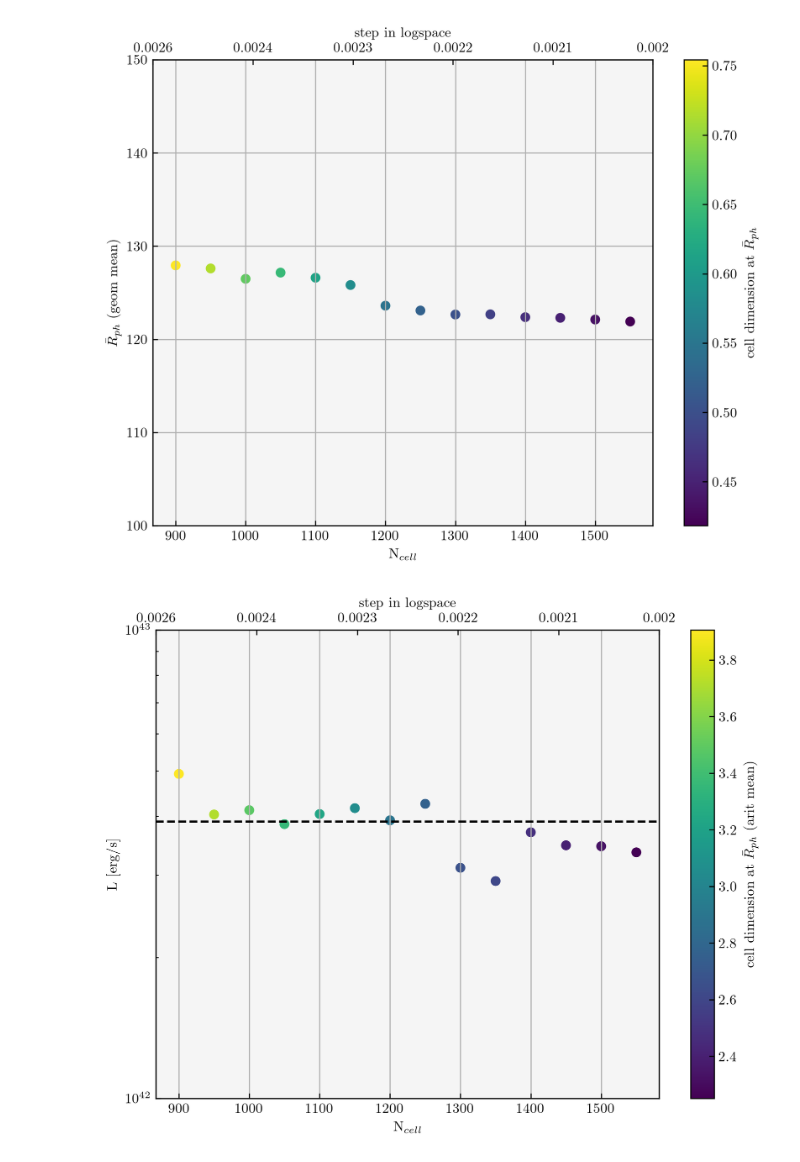
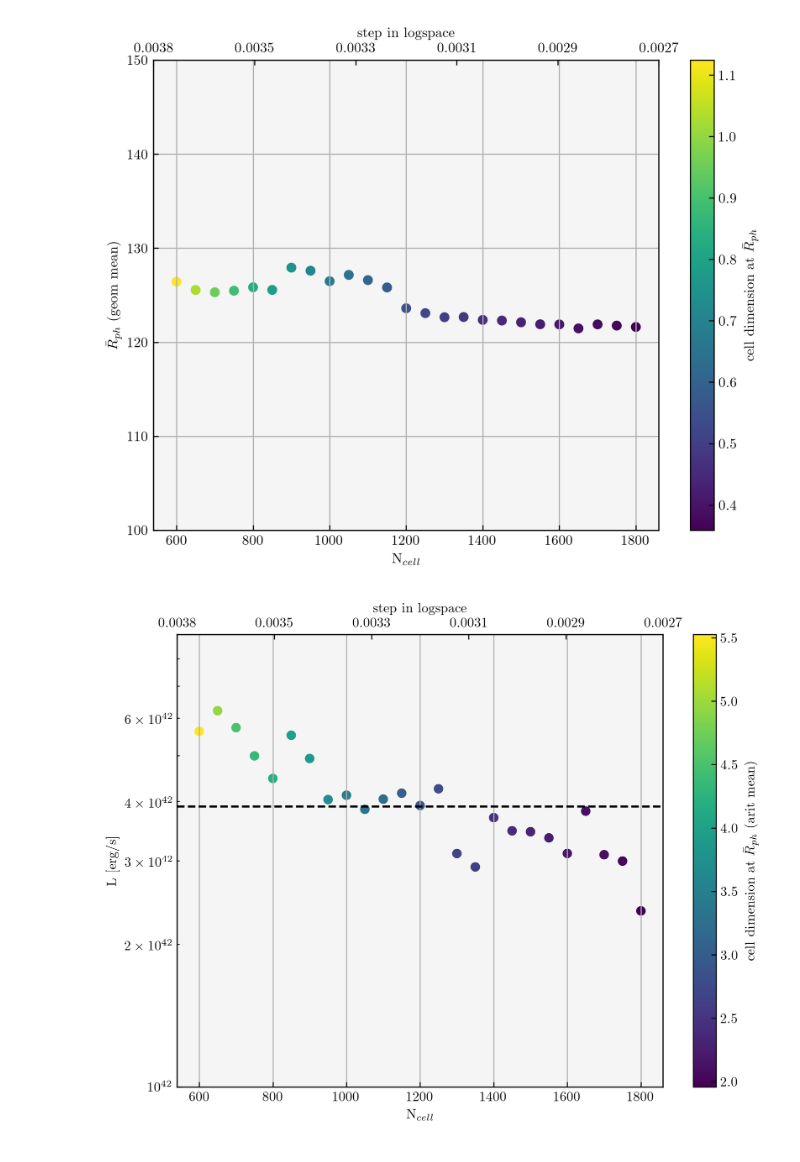
Before and after one commit to KKilmetis8/tde_comparison, a Jupyter notebook: test_radii.ipynb, the cells around one changed output. Saved outputs shown, nothing was run; the diff lists cells and outputs as text; code cells hidden in the pictures.

Commit message:
more data

```diff
--- a/test_radii.ipynb
+++ b/test_radii.ipynb
@@ -11,7 +11,7 @@ fix = 844
 m = 6
 Rt = (10**m)**(1/3)
 # %%
-num_array = np.arange(900, 1600, 50)
+num_array = np.arange(600, 900, 50)
 lum_array = np.zeros(len(num_array))
 photo_mean_aritarray = np.zeros(len(num_array))
 photo_mean_geomarray = np.zeros(len(num_array))
@@ -64,6 +63,12 @@ with open('data/NEWconvergence_test' + str(fix) + '.txt', 'a') as f:
     f.write('#Lum \n')
     f.write(' '.join(map(str, lum_array)) + '\n')
     f.close()
+# %%
+data = np.loadtxt('data/convergence_test844.txt')
+num_array = np.array(data[0])
+photo_mean_aritarray = data[1]
+photo_mean_geomarray = data[2]
+lum_array = data[3]
 # %%
 start = 0.5 * Rt
 stop = 10_000 #400 * Rt
@@ -73,7 +78,7 @@ spacing = np.zeros(len(num_array)) #step in logspace
 diff_aritarray = np.zeros(len(num_array)) #cell around R_ph mean
 diff_geomarray = np.zeros(len(num_array)) #cell around R_ph mean
 for i,num in enumerate(num_array):
-    log_radii = np.linspace(log_start, log_stop, num) #simulator units
+    log_radii = np.linspace(log_start, log_stop, int(num)) #simulator units
     spacing[i] = log_radii[1]-log_radii[0]
 
     radii = 10**log_radii
@@ -114,30 +118,28 @@ ax1.set_xlabel(r'N$_{cell}$')
 ax1.set_ylabel(r'$\bar{R}_{ph}$ (geom mean)')
 ax1.grid()
 ax1.set_ylim(100, 150)
-#plt.yscale('log')
 ax2.set_xticklabels(spacing_plot)
 ax2.set_xlabel('step in logspace ')
 plt.savefig('Figs/convergence_geomphoto.png')
 # %% [output]
-[figure, old version]
+[figure, new version]
 # %%
 value_elad_844 = 3.9e42
 fig, ax1 = plt.subplots( figsize = (8,6) )
 ax2 = ax1.twiny()
-img = ax1.scatter(num_array, lum_array, c = diff_array)
+img = ax1.scatter(num_array, lum_array, c = diff_aritarray)
 cbar = fig.colorbar(img)
 cbar.set_label(r'cell dimension at $\bar{R}_{ph}$ (arit mean)')
 ax1.axhline(value_elad_844, c = 'k', linestyle = 'dashed', label = 'Steinberg&Stone')
 ax1.set_xlabel(r'N$_{cell}$')
 ax1.set_ylabel(r'L [erg/s]')
 ax1.set_yscale('log')
-ax1.set_ylim(1e42, 1e43)
+ax1.set_ylim(1e42, 9e42)
 ax2.set_xticklabels(spacing_plot)
 ax2.set_xlabel('step in logspace')
-#ax2.set_yscale('log')
 ax1.grid()
 #ax1.legend()
 plt.savefig('Figs/convergence_lum.png')
 # %% [output]
-[figure, old version]
+[figure, new version]
 # %%
```
Also changed, not shown: parts of 6 cells of this notebook, 9 other files.
